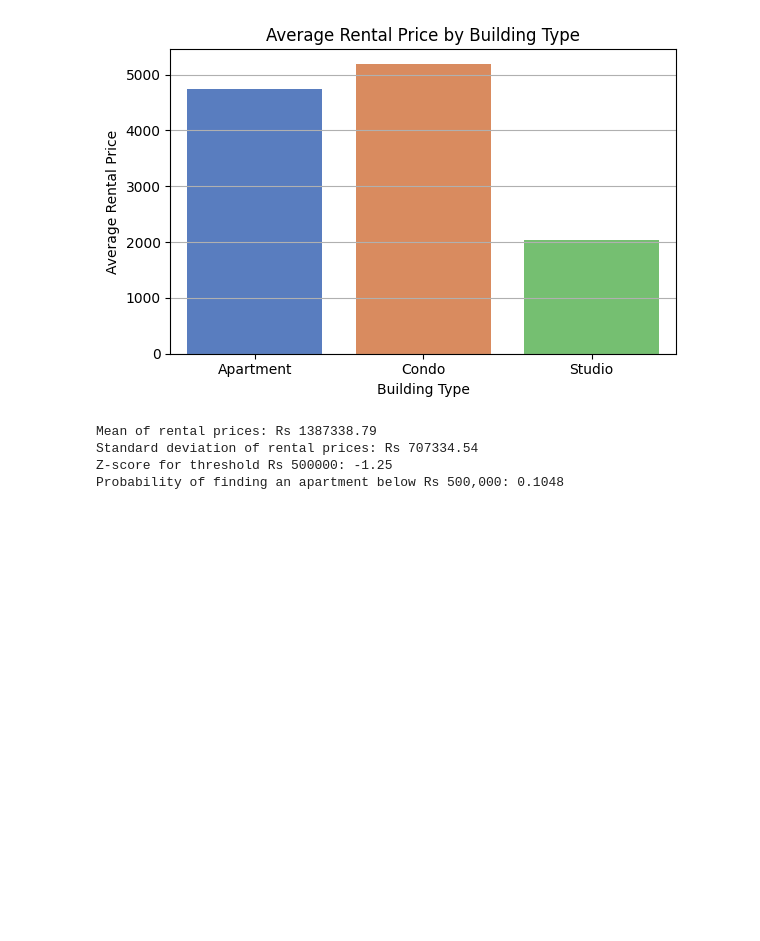
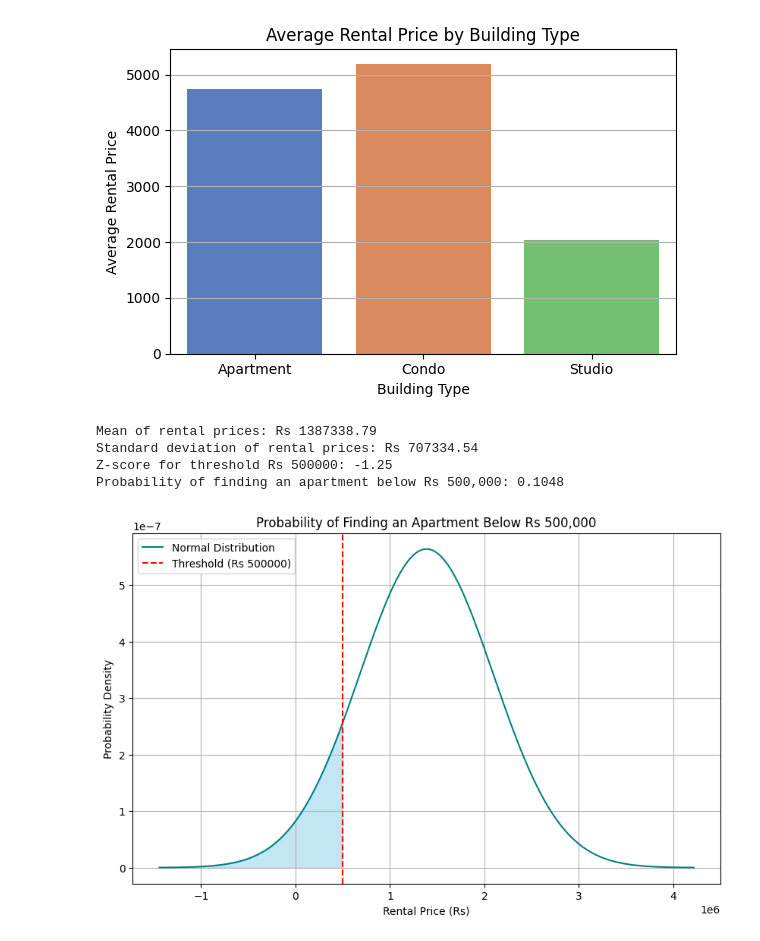
Before and after one commit to Yureshka02/DA_CB010714_Assignment_01, a Jupyter notebook: CB010714_3_A.ipynb, the cells around one changed output. Saved outputs shown, nothing was run; the diff lists cells and outputs as text; code cells hidden in the pictures; blank space fills up the shorter version.

```diff
--- a/CB010714_3_A.ipynb
+++ b/CB010714_3_A.ipynb
@@ -131,3 +131,28 @@ Mean of rental prices: Rs 1387338.79
 Standard deviation of rental prices: Rs 707334.54
 Z-score for threshold Rs 500000: -1.25
 Probability of finding an apartment below Rs 500,000: 0.1048
+# %%
+x = np.linspace(mu - 4 * sigma, mu + 4 * sigma, 1000)
+y = norm.pdf(x, mu, sigma)
+
+# Plotting the distribution
+plt.figure(figsize=(10, 6))
+plt.plot(x, y, label="Normal Distribution", color='teal')
+
+# Fill the area for the probability (area to the left of the threshold)
+plt.fill_between(x, 0, y, where=(x <= threshold), color='skyblue', alpha=0.5)
+
+# Add a vertical line for the threshold
+plt.axvline(threshold, color='red', linestyle='--', label=f'Threshold (Rs {threshold})')
+
+# Labels and title
+plt.title('Probability of Finding an Apartment Below Rs 500,000')
+plt.xlabel('Rental Price (Rs)')
+plt.ylabel('Probability Density')
+plt.legend(loc='upper left')
+
+# Show the plot
+plt.grid(True)
+plt.show()
+# %% [output]
+[figure, added]
```
